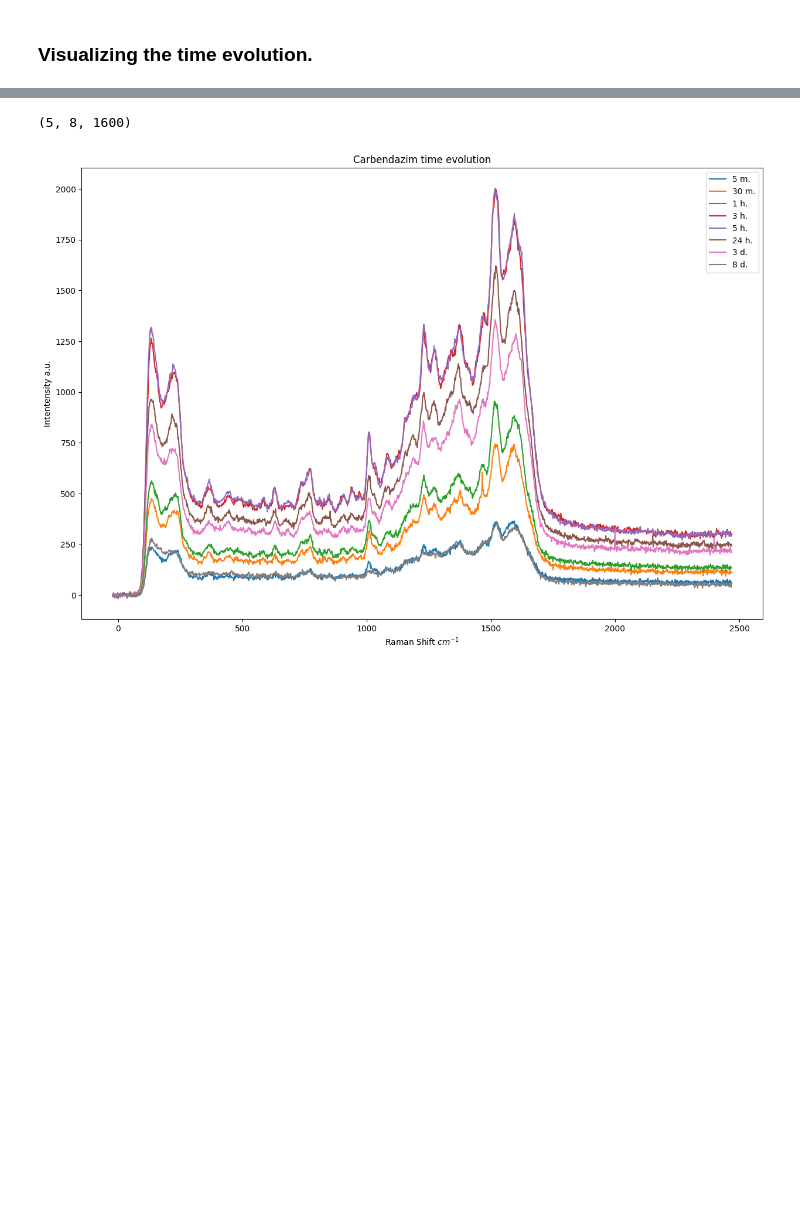
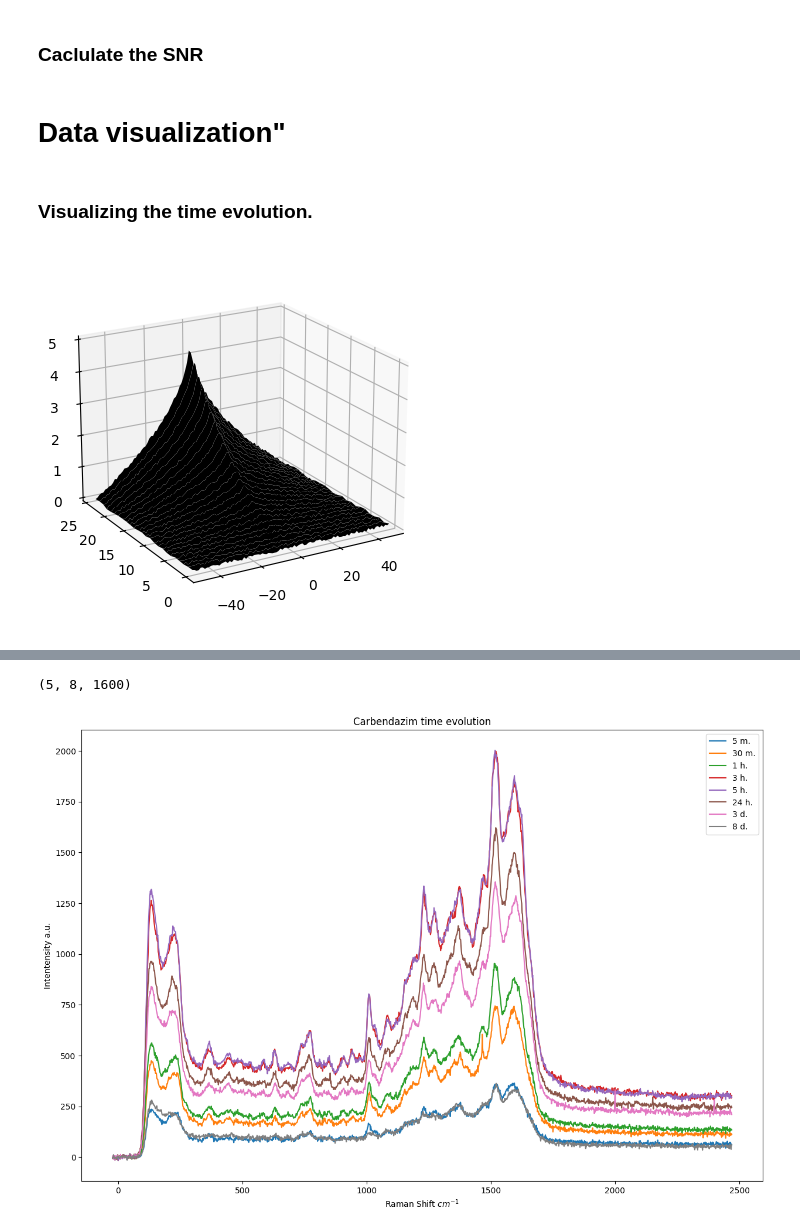
Before and after one commit to anva-kn/Raman, a Jupyter notebook: Publication/Aging&Time_evol.ipynb, the cells around one changed output, grey strips where cells are left out. Saved outputs shown, nothing was run; the diff lists cells and outputs as text; code cells hidden in the pictures; blank space fills up the shorter version.

Commit message:
3d plot for time evolution

```diff
--- a/Publication/Aging&Time_evol.ipynb
+++ b/Publication/Aging&Time_evol.ipynb
@@ -232,6 +256,8 @@ car_aceta_aceph_intensity = np.sum(car_aceta_aceph_power_time_evol_mean, axis=-1
 # %%
 colloidal_power_mean = np.zeros((5, 1600))
 _, colloidal_power = RD.read_dir_tiff_files("../data/20210810 SERS timed immersion experiment/colloidal solution")
+# %% [markdown]
+### Caclulate the SNR
 # %%
 car_power_snr = np.sum(np.abs(car_power_time_evol_mean) ** 2, axis=-1) / np.sum(np.abs(car_power_time_evol_noise) ** 2, axis=-1)
 aceta_power_snr = np.sum(np.abs(aceta_power_time_evol_mean) ** 2, axis=-1) / np.sum(np.abs(aceta_power_time_evol_noise) ** 2, axis=-1)
@@ -248,5 +274,33 @@ car_aceta_power_snr_log = 10 * np.log10(car_aceta_power_snr)
 car_aceph_power_snr_log = 10 * np.log10(car_aceph_power_snr)
 aceta_aceph_power_snr_log = 10 * np.log10(aceta_aceph_power_snr)
 car_aceta_aceph_power_snr_log = 10 * np.log10(car_aceta_aceph_power_snr)
+# %% [markdown]
+# Data visualization"
 # %% [markdown]
 ### Visualizing the time evolution.
+# %%
+import numpy as np
+from matplotlib import pyplot as plt
+from mpl_toolkits.mplot3d import Axes3D
+
+fig = plt.figure()
+ax = fig.add_subplot(111, projection='3d')
+
+x = np.linspace(-50,50,100)
+y = np.arange(25)
+X,Y = np.meshgrid(x,y)
+Z = np.zeros((len(y),len(x)))
+
+for i in range(len(y)):
+    damp = (i/float(len(y)))**2
+    Z[i] = 5*damp*(1 - np.sqrt(np.abs(x/50)))
+    Z[i] += np.random.uniform(0,.1,len(Z[i]))
+ax.plot_surface(X, Y, Z, rstride=1, cstride=1000, color='k', shade=False, lw=.5)
+
+ax.set_zlim(0, 5)
+ax.set_xlim(-51, 51)
+ax.set_zlabel("Intensity")
+ax.view_init(20,-120)
+plt.show()
+# %% [output]
+[figure, added]
```
Also changed, not shown: parts of 20 cells of this notebook.
